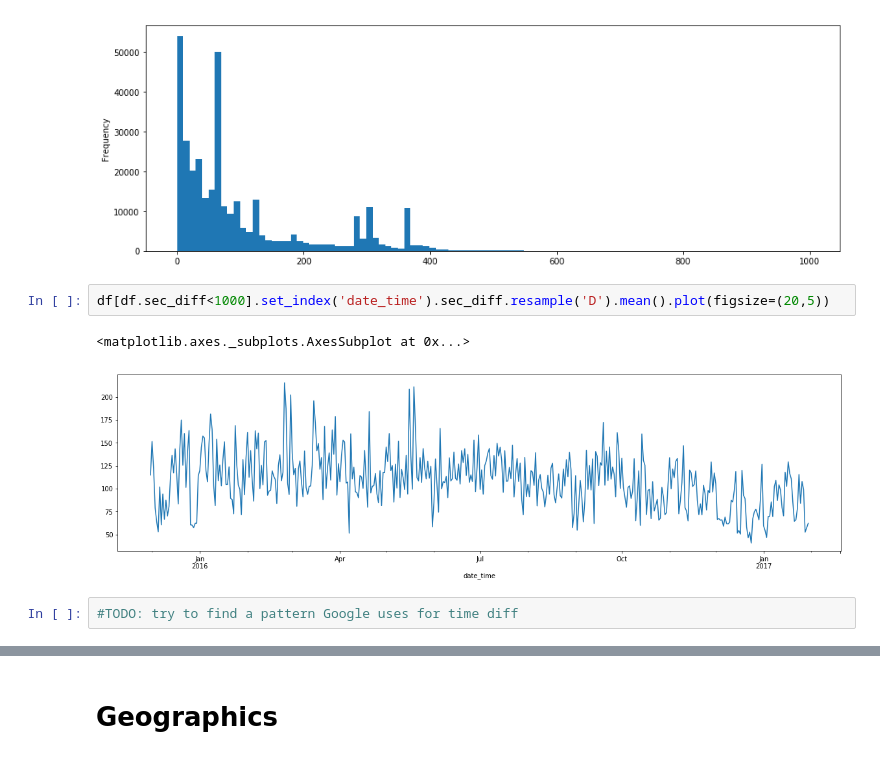
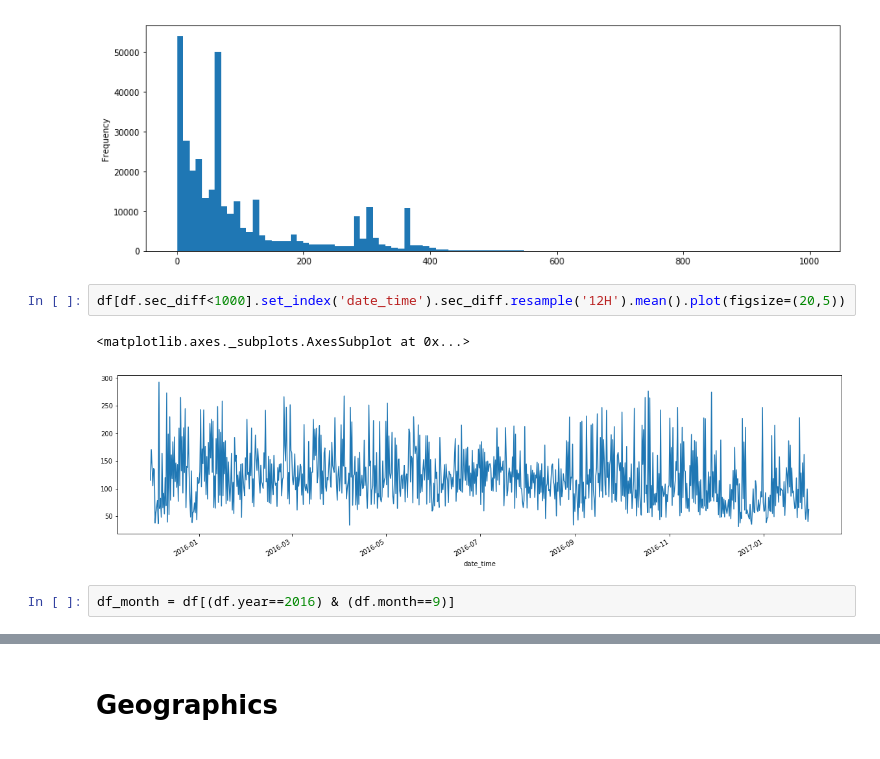
Before and after one commit to anhquan0412/google-location, a Jupyter notebook: eda.ipynb, the cells around one changed output, grey strips where cells are left out. Saved outputs shown, nothing was run; the diff lists cells and outputs as text.

```diff
--- a/eda.ipynb
+++ b/eda.ipynb
@@ -196,9 +234,9 @@ df[df.sec_diff<1000].sec_diff.plot(kind='hist',bins=100,figsize=(15,5))
 <matplotlib.axes._subplots.AxesSubplot at 0x...>
 [figure]
 # %%
-df[df.sec_diff<1000].set_index('date_time').sec_diff.resample('D').mean().plot(figsize=(20,5))
+df[df.sec_diff<1000].set_index('date_time').sec_diff.resample('12H').mean().plot(figsize=(20,5))
 # %% [output]
 <matplotlib.axes._subplots.AxesSubplot at 0x...>
-[figure, old version]
+[figure, new version]
-# %%
-#TODO: try to find a pattern Google uses for time diff
+# %%
+df_month = df[(df.year==2016) & (df.month==9)]
```
Also changed, not shown: parts of 13 cells of this notebook.
